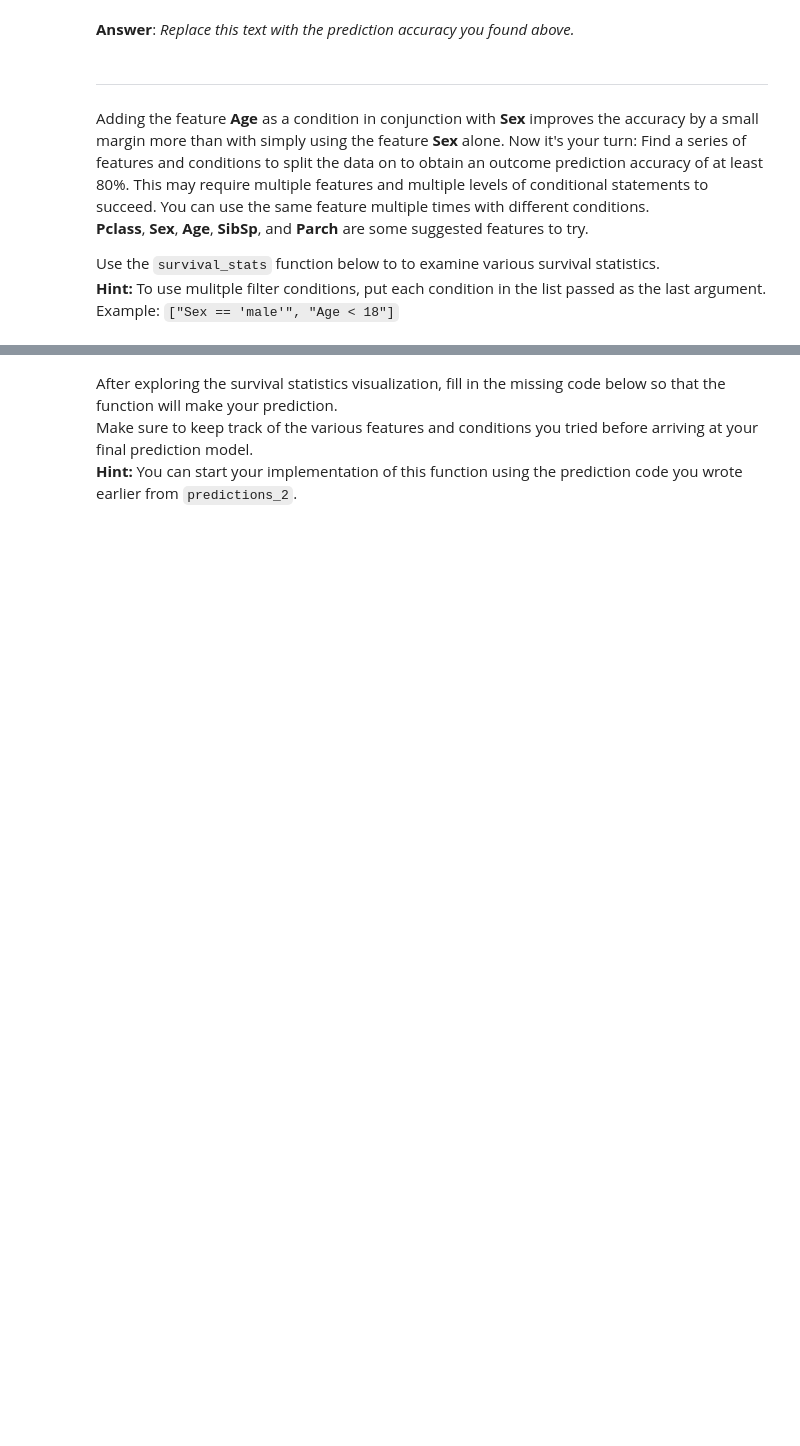
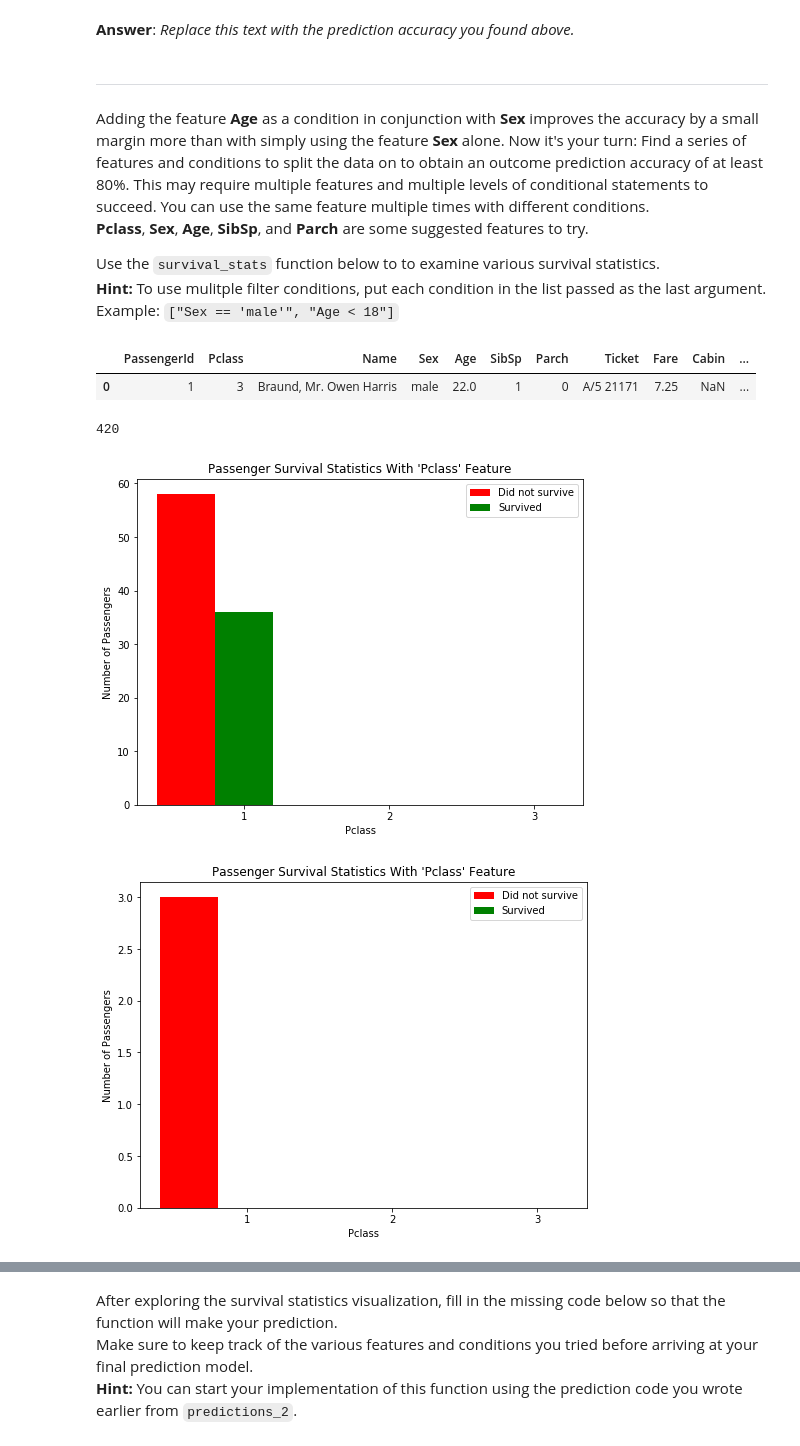
Before and after one commit to BAlmeidaS/machine-learning-1-udacity, a Jupyter notebook: machine-learning/projects/titanic_survival_exploration/titanic_survival_exploration.ipynb, the cells around one changed output, grey strips where cells are left out. Cells and saved outputs as stored; diff of their text form; code cells hidden in the pictures; blank space fills up the shorter version.

```diff
--- a/machine-learning/projects/titanic_survival_exploration/titanic_survival_exploration.ipynb
+++ b/machine-learning/projects/titanic_survival_exploration/titanic_survival_exploration.ipynb
@@ -212,0 +221,19 @@ vs.survival_stats(data, outcomes, 'Age', ["Sex == 'male'", "Age < 18"])
+# %%
+display(data.head(1))
+# %% [output]
+|  | PassengerId | Pclass | Name | Sex | Age | SibSp | Parch | Ticket | Fare | Cabin | ... |
+| 0 | 1 | 3 | Braund, Mr. Owen Harris | male | 22.0 | 1 | 0 | A/5 21171 | 7.25 | NaN | ... |
+# %%
+# vs.survival_stats(data, outcomes, 'Age', ["Sex == 'male'", "Age < 18"])
+print(len(data[(data['Sex'] == 'male') & (data['Age'] > 10)]))
+
+vs.survival_stats(data, outcomes, 'Pclass', ["Sex == 'male'", "Age > 20", "Pclass == 1"])
+
+con = ["Sex == 'male'", "Age > 10",  "Age < 40", "Pclass == 1", "Fare < 20"]
+
+for feat in ['Pclass', 'Age', 'SibSp', 'Parch', 'Fare', 'Embarked']:
+    vs.survival_stats(data, outcomes, feat, con)
+# %% [output]
+420
+[figure, added]
+[figure, added]
```
Also changed, not shown: parts of 11 cells of this notebook.
